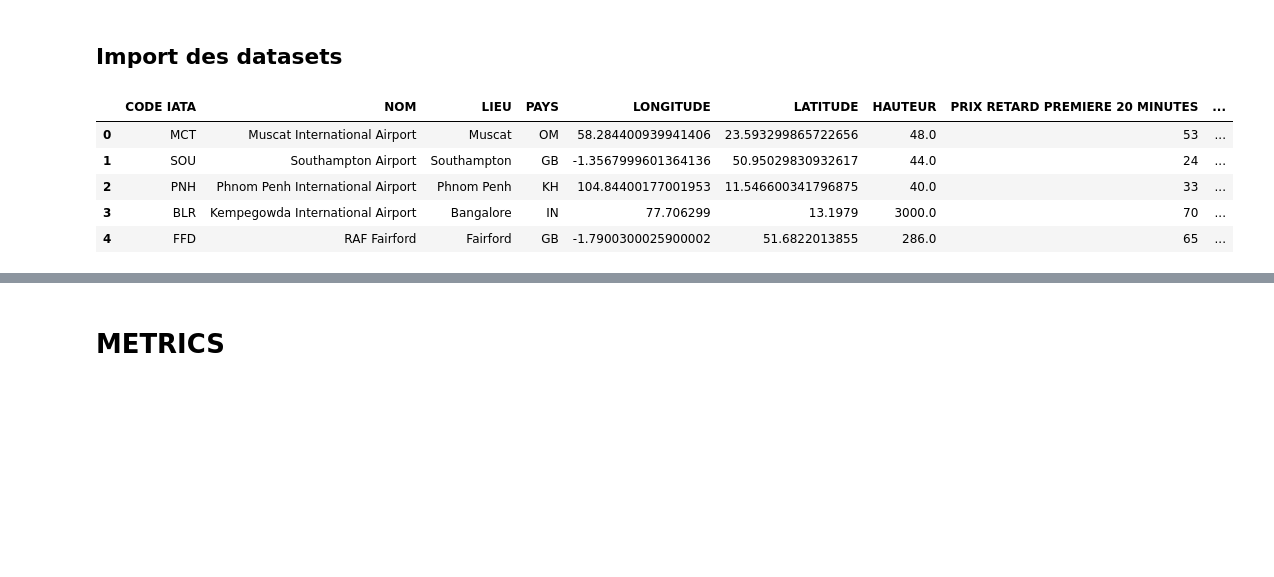
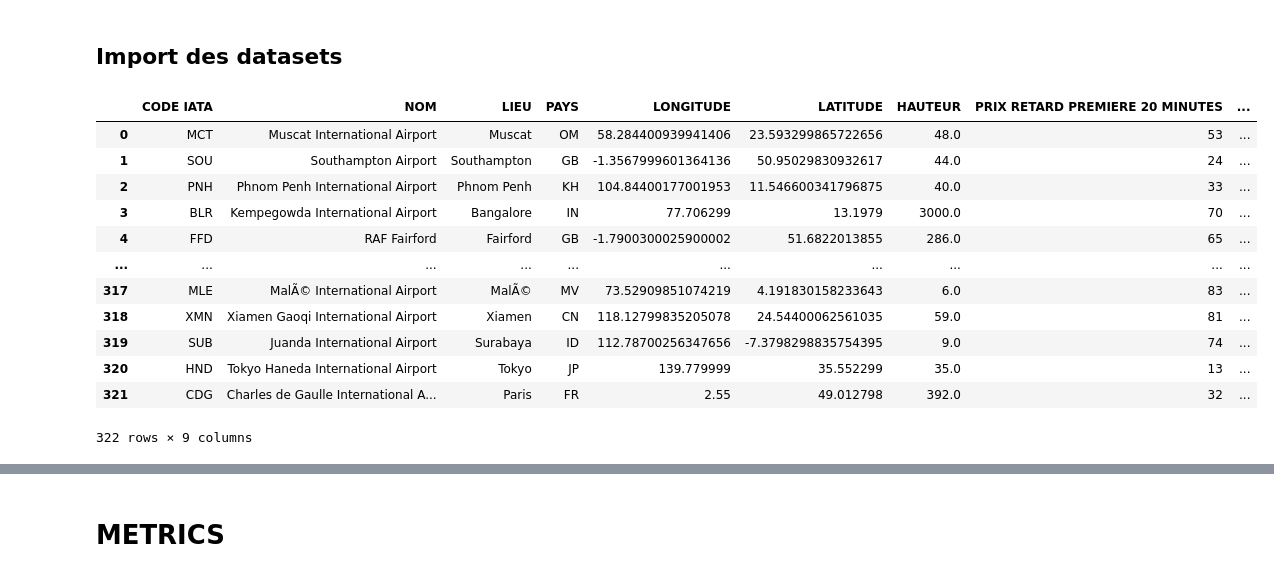
Before and after one commit to tbenali96/octofly, a Jupyter notebook: notebooks/Metrics&KPIs_copy.ipynb, the cells around one changed output, grey strips where cells are left out. Saved outputs shown, nothing was run; the diff lists cells and outputs as text; code cells hidden in the pictures; blank space fills up the shorter version.

```diff
--- a/notebooks/Metrics&KPIs_copy.ipynb
+++ b/notebooks/Metrics&KPIs_copy.ipynb
@@ -17,11 +17,18 @@ df_vols = pd.read_parquet("../data/aggregated_data/vols.gzip")
 df_fuel = pd.read_parquet("../data/aggregated_data/prix_fuel.gzip")
 df_test = pd.read_parquet("../data/extracted/test_data/vols.gzip")
 # %%
-df_aeroports.head()
+df_aeroports
 # %% [output]
 |  | CODE IATA | NOM | LIEU | PAYS | LONGITUDE | LATITUDE | HAUTEUR | PRIX RETARD PREMIERE 20 MINUTES | ... |
 | 0 | MCT | Muscat International Airport | Muscat | OM | 58.284400939941406 | 23.593299865722656 | 48.0 | 53 | ... |
 | 1 | SOU | Southampton Airport | Southampton | GB | -1.3567999601364136 | 50.95029830932617 | 44.0 | 24 | ... |
 | 2 | PNH | Phnom Penh International Airport | Phnom Penh | KH | 104.84400177001953 | 11.546600341796875 | 40.0 | 33 | ... |
 | 3 | BLR | Kempegowda International Airport | Bangalore | IN | 77.706299 | 13.1979 | 3000.0 | 70 | ... |
 | 4 | FFD | RAF Fairford | Fairford | GB | -1.7900300025900002 | 51.6822013855 | 286.0 | 65 | ... |
+| ... | ... | ... | ... | ... | ... | ... | ... | ... | ... |
+| 317 | MLE | MalÃ© International Airport | MalÃ© | MV | 73.52909851074219 | 4.191830158233643 | 6.0 | 83 | ... |
+| 318 | XMN | Xiamen Gaoqi International Airport | Xiamen | CN | 118.12799835205078 | 24.54400062561035 | 59.0 | 81 | ... |
+| 319 | SUB | Juanda International Airport | Surabaya | ID | 112.78700256347656 | -7.3798298835754395 | 9.0 | 74 | ... |
+| 320 | HND | Tokyo Haneda International Airport | Tokyo | JP | 139.779999 | 35.552299 | 35.0 | 13 | ... |
+| 321 | CDG | Charles de Gaulle International A... | Paris | FR | 2.55 | 49.012798 | 392.0 | 32 | ... |
+322 rows × 9 columns
```
Also changed, not shown: parts of 3 cells of this notebook, 7 other files.
